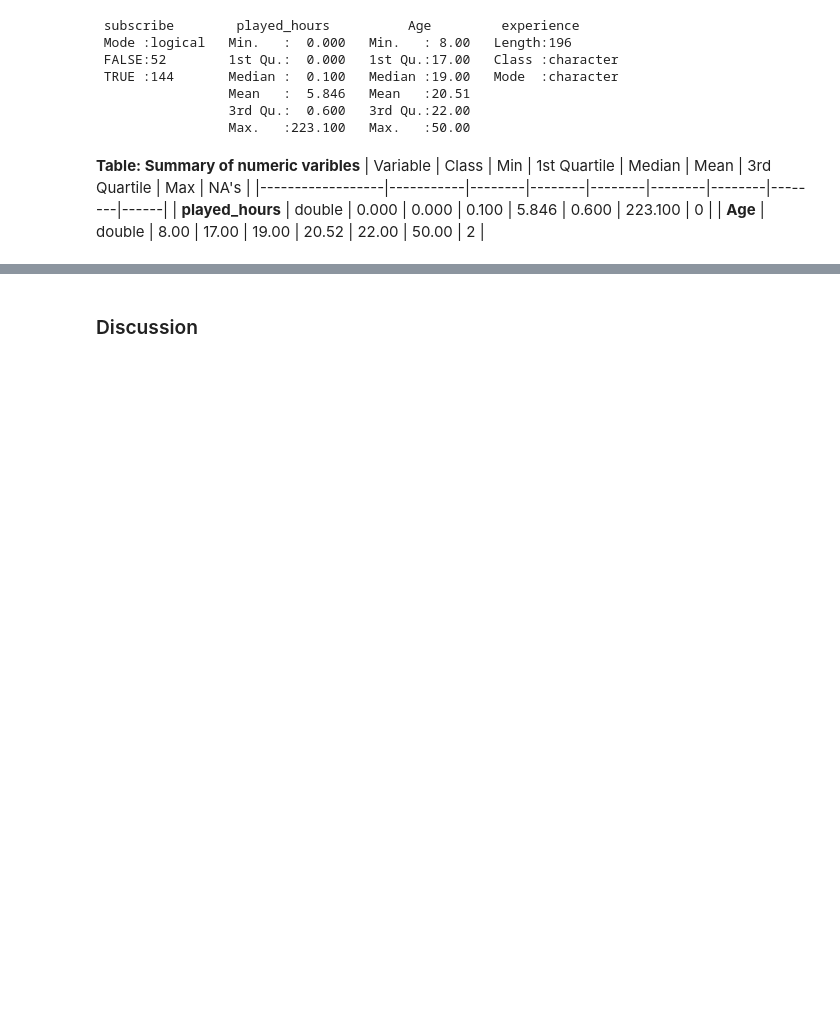
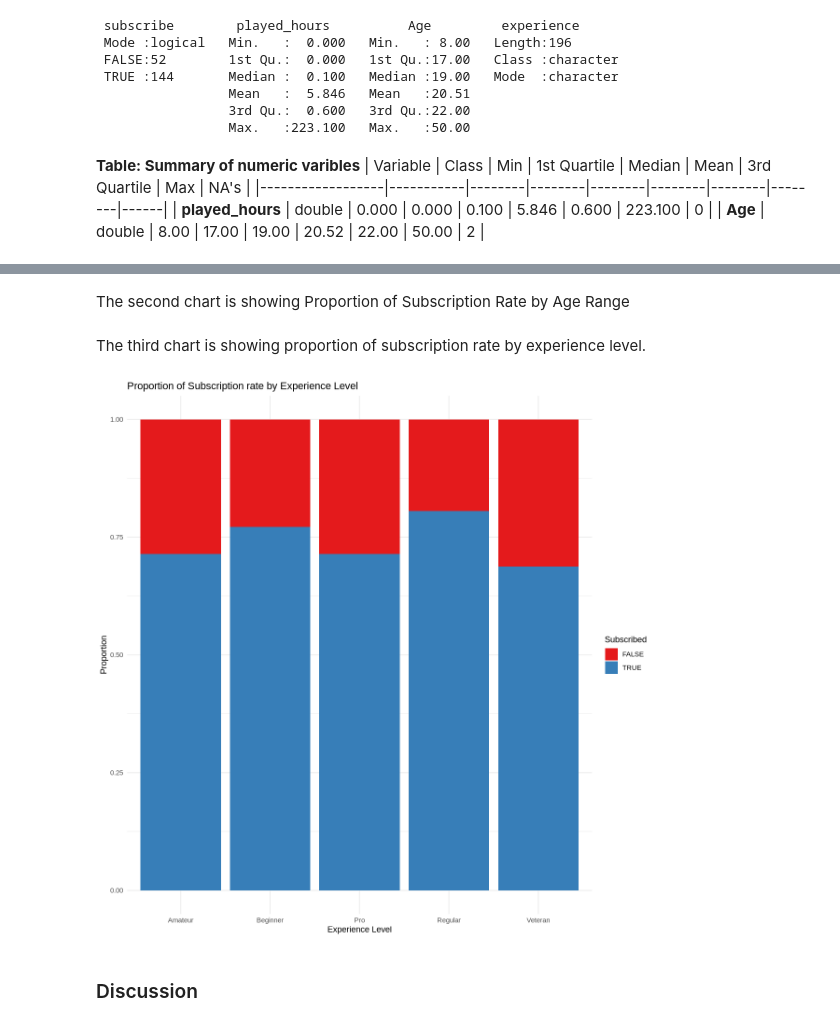
Before and after one commit to ptrjk0/dsci100-project-006-group33, a Jupyter notebook: Project.ipynb, the cells around one changed output, grey strips where cells are left out. Cells and saved outputs as stored; diff of their text form; code cells hidden in the pictures; blank space fills up the shorter version.

```diff
--- a/Project.ipynb
+++ b/Project.ipynb
@@ -61,0 +99,2 @@ A tibble: 5 × 4
+# %% [markdown]
+The second chart is showing Proportion of Subscription Rate by Age Range
@@ -62,3 +130,19 @@ A tibble: 5 × 4
+# %% [markdown]
+The third chart is showing proportion of subscription rate by experience level.
+# %%
+options(repr.plot.width = 10, repr.plot.height = 10)
+ggplot(player_data, aes(x = experience, fill = subscribe)) +
+  geom_bar(position = "fill") +
+  labs(
+    title = "Proportion of Subscription rate by Experience Level",
+    x = "Experience Level",
+    y = "Proportion",
+    fill = "Subscribed"
+  ) +
+  scale_fill_brewer(palette = "Set1") +
+  theme_minimal()
+# %% [output]
+[figure, added]
 # %% [markdown]
 ### Discussion
 # %% [markdown]
```
Also changed, not shown: parts of 7 cells of this notebook.
